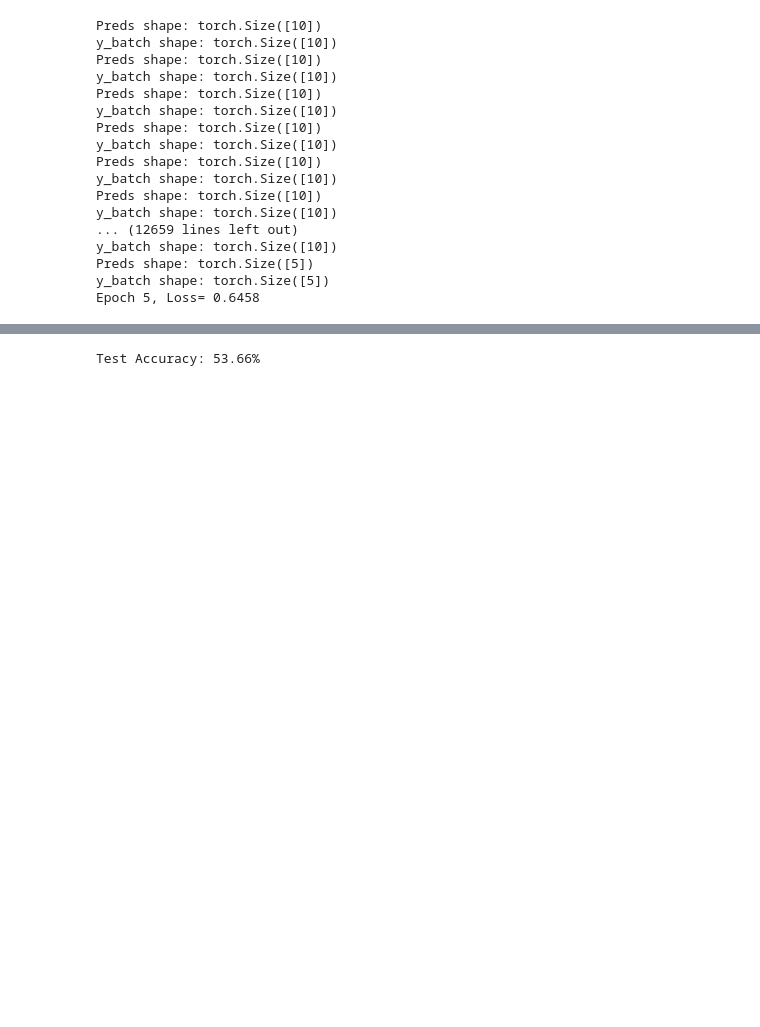
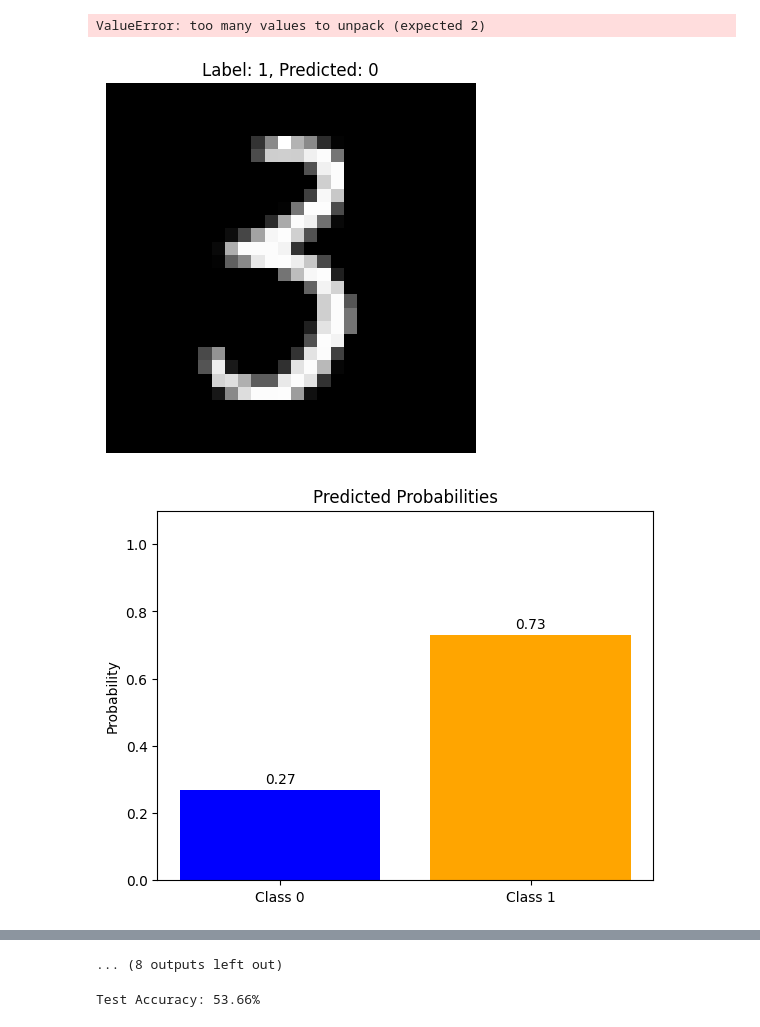
Before and after one commit to Steven-Ou/QML-Number-Recognition, a Jupyter notebook: QML.ipynb, the cells around one changed output, grey strips where cells are left out. Cells and saved outputs as stored; diff of their text form; code cells hidden in the pictures; blank space fills up the shorter version.

```diff
--- a/QML.ipynb
+++ b/QML.ipynb
@@ -93,7 +93,7 @@ class QuantumMNISTDataset(torch.utils.data.Dataset):
 
         # Normalize the feature vector
         features = features / (torch.norm(features) + 1e-10)
-        return features, label
+        return features,img, label
 batch_size = 10 # giving a batch size of 10
 
 #Create data loaders for training and testing
@@ -161,9 +161,9 @@ epochs = 5
 
 # Training loop over epochs
 for epoch in range(epochs):
-    for x_batch, y_batch in train_loader:
+    for features_batch, image_batch, y_batch in train_loader:
         y_batch = y_batch.float()     # Convert labels to float (for BCE Loss)
-        preds = model(x_batch)   # Forward pass: get predictions from the QNN
+        preds = model(features_batch)   # Forward pass: get predictions from the QNN
          # Debugging output to check tensor shapes
         print("Preds shape:", preds.shape)  # Should be [batch_size] (e.g., [10])
         print("y_batch shape:", y_batch.shape)  # Should also be [batch_size] (e.g., [10])
@@ -175,20 +175,20 @@ for epoch in range(epochs):
         optimizer.step()    # Update model parameters using optimizer
     print(f"Epoch {epoch+1}, Loss= {loss.item():.4f}")  # Print training loss for each epoch
 # %% [output]
-Preds shape: torch.Size([10])
-y_batch shape: torch.Size([10])
-Preds shape: torch.Size([10])
-y_batch shape: torch.Size([10])
-Preds shape: torch.Size([10])
-y_batch shape: torch.Size([10])
-Preds shape: torch.Size([10])
-y_batch shape: torch.Size([10])
-Preds shape: torch.Size([10])
-y_batch shape: torch.Size([10])
-Preds shape: torch.Size([10])
-y_batch shape: torch.Size([10])
-... (12659 lines left out)
-y_batch shape: torch.Size([10])
-Preds shape: torch.Size([5])
-y_batch shape: torch.Size([5])
-Epoch 5, Loss= 0.6458
+ValueError: too many values to unpack (expected 2)
+# %%
+def evaluate_model():
+    model.eval()
+    with torch.no_grad():
+        for features_batch, image_batch, y_batch in train_loader:
+            preds = model(features_batch)
+            for i in range(len(features_batch)):
+                visualize_input(image_batch[i], y_true=y_batch[i], y_pred=preds[i])
+                plot_binary_probability(preds[i])
+            break
+
+# After training is complete, call your evaluation function
+evaluate_model()
+# %% [output]
+[figure, added]
+[figure, added]
@@ -195,3 +205,4 @@ Epoch 5, Loss= 0.6458
+... (8 outputs left out)
 # %%
 # ----------------------------
 # Model Evaluation (Testing)
```
Also changed, not shown: parts of 2 cells of this notebook.
